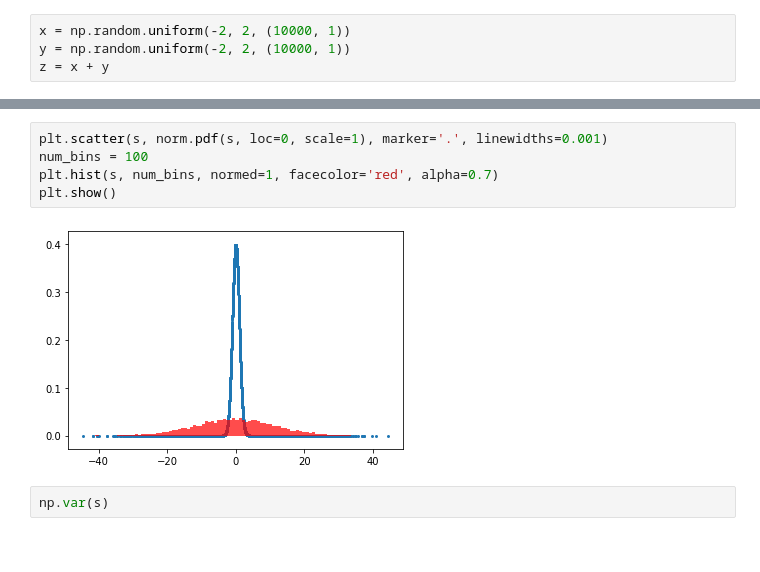
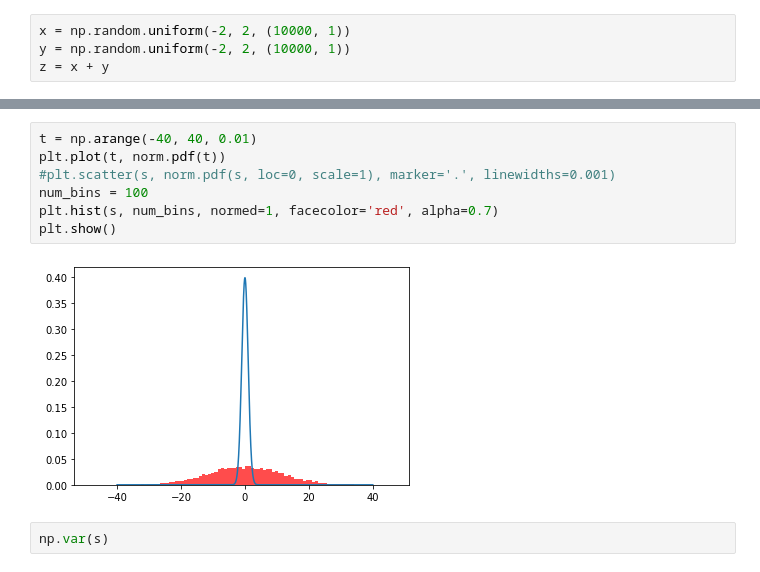
Before and after one commit to kyle-cloud/Deep-learning, a Jupyter notebook: Probability_hw1.ipynb, the cells around one changed output, grey strips where cells are left out. Cells and saved outputs as stored; diff of their text form.

```diff
--- a/Probability_hw1.ipynb
+++ b/Probability_hw1.ipynb
@@ -44,10 +46,12 @@ print(s)
 # %%
-plt.scatter(s, norm.pdf(s, loc=0, scale=1), marker='.', linewidths=0.001)
+t = np.arange(-40, 40, 0.01)
+plt.plot(t, norm.pdf(t))
+#plt.scatter(s, norm.pdf(s, loc=0, scale=1), marker='.', linewidths=0.001)
 num_bins = 100
 plt.hist(s, num_bins, normed=1, facecolor='red', alpha=0.7)
 plt.show()
 # %% [output]
-[figure, old version]
+[figure, new version]
 # %%
 np.var(s)
 # %% [output]
```
Also changed, not shown: parts of 4 cells of this notebook.
